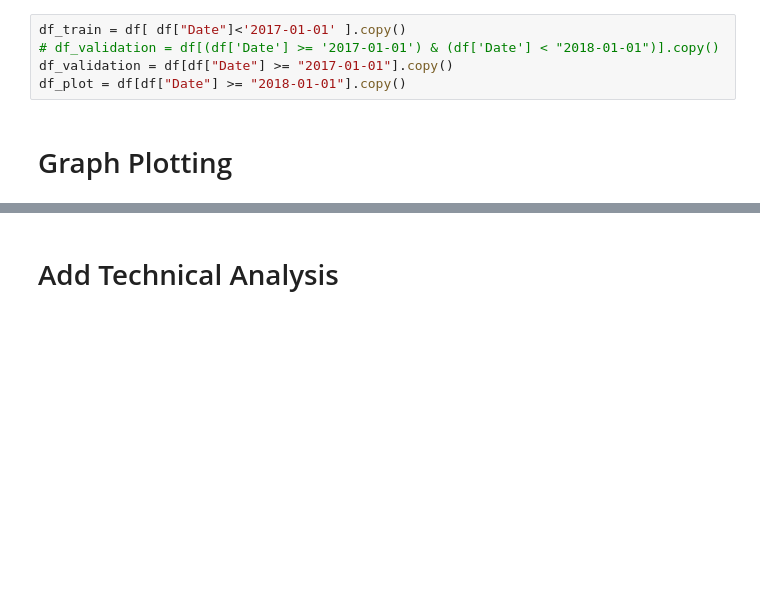
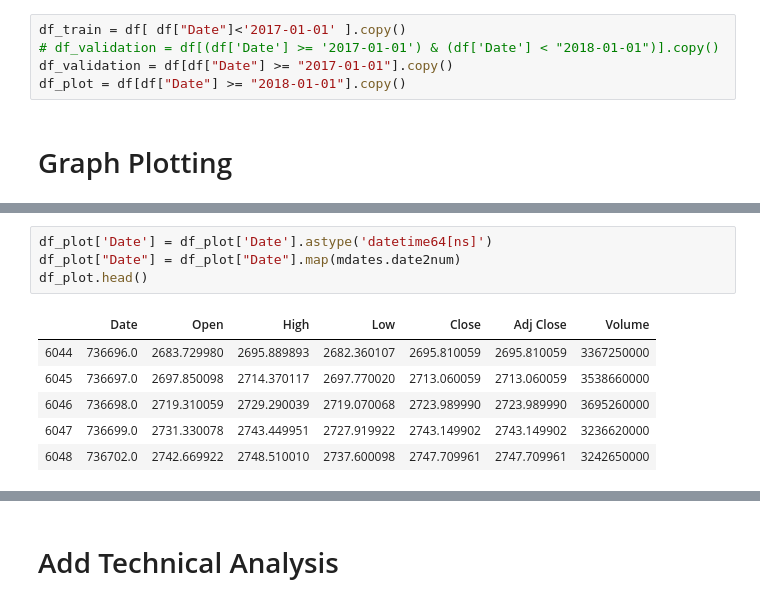
Before and after one commit to Tai13492/Fintech-Homework, a Jupyter notebook: hw4/t08902205.ipynb, the cells around one changed output, grey strips where cells are left out. Cells and saved outputs as stored; diff of their text form; blank space fills up the shorter version.

```diff
--- a/hw4/t08902205.ipynb
+++ b/hw4/t08902205.ipynb
@@ -14,0 +32,11 @@ df_plot = df[df["Date"] >= "2018-01-01"].copy()
+# %%
+df_plot['Date'] = df_plot['Date'].astype('datetime64[ns]')
+df_plot["Date"] = df_plot["Date"].map(mdates.date2num)
+df_plot.head()
+# %% [output]
+|  | Date | Open | High | Low | Close | Adj Close | Volume |
+| 6044 | 736696.0 | 2683.729980 | 2695.889893 | 2682.360107 | 2695.810059 | 2695.810059 | 3367250000 |
+| 6045 | 736697.0 | 2697.850098 | 2714.370117 | 2697.770020 | 2713.060059 | 2713.060059 | 3538660000 |
+| 6046 | 736698.0 | 2719.310059 | 2729.290039 | 2719.070068 | 2723.989990 | 2723.989990 | 3695260000 |
+| 6047 | 736699.0 | 2731.330078 | 2743.449951 | 2727.919922 | 2743.149902 | 2743.149902 | 3236620000 |
+| 6048 | 736702.0 | 2742.669922 | 2748.510010 | 2737.600098 | 2747.709961 | 2747.709961 | 3242650000 |
```
Also changed, not shown: parts of 3 cells of this notebook.
